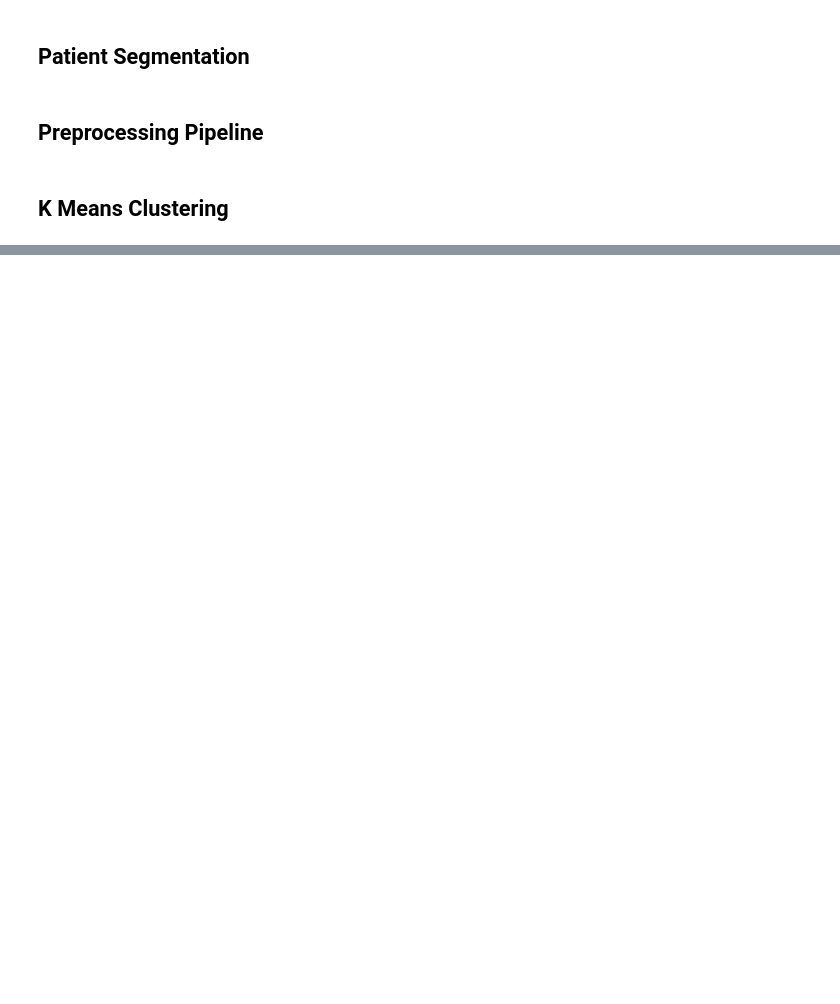
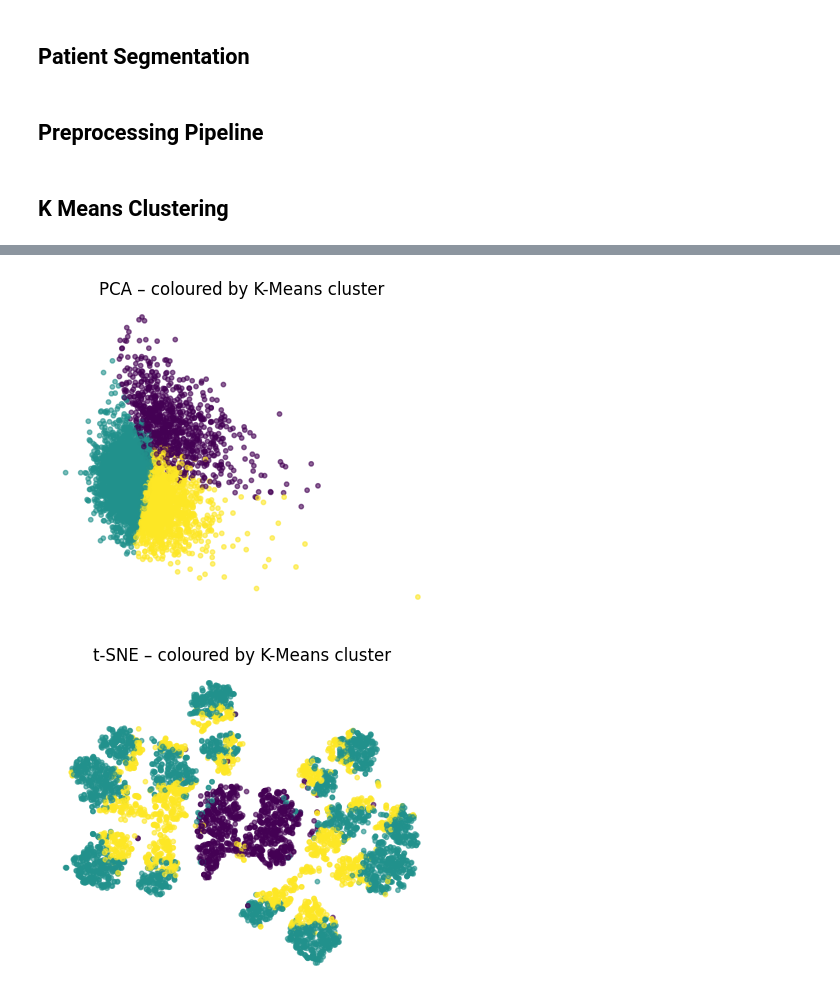
Before and after one commit to Richard-Gidi/medoptix-ai-internship, a Jupyter notebook: med_notebooks/03_patient_segmentation.ipynb, the cells around one changed output, grey strips where cells are left out. Drawn from its saved outputs; the diff is of its cells as text; code cells hidden in the pictures; blank space fills up the shorter version.

```diff
--- a/med_notebooks/03_patient_segmentation.ipynb
+++ b/med_notebooks/03_patient_segmentation.ipynb
@@ -130,7 +130,7 @@ K=11: Inertia=15563.76, Silhouette=0.1017
 # %%
 from sklearn.cluster import KMeans,DBSCAN
 from sklearn.neighbors import NearestNeighbors
-k_opt = 4
+k_opt = 3
 
 kmeans = KMeans(n_clusters=k_opt,n_init='auto',algorithm='lloyd',
                  random_state=42)
@@ -148,3 +148,22 @@ plt.figure; plt.plot(dists,'o-'); plt.title("4-NN distance-  Choose E"); plt.sho
+# %%
+# ---------------- PCA / t-SNE visual -----------------------
+from sklearn.decomposition import PCA
+from sklearn.manifold      import TSNE
+
+pca2  = PCA(n_components=2, random_state=42).fit_transform(x_reduced)
+tsne2 = TSNE(n_components=2, perplexity=40,
+             init="pca", random_state=42).fit_transform(x_reduced)
+
+def scatter_2d(mat, labels, title):
+    plt.figure(figsize=(5, 4))
+    plt.scatter(mat[:, 0], mat[:, 1], c=labels, alpha=0.6, s=10)
+    plt.title(title); plt.axis("off")
+
+scatter_2d(pca2,  clusters, "PCA – coloured by K-Means cluster")
+scatter_2d(tsne2, clusters, "t-SNE – coloured by K-Means cluster")
+# %% [output]
+[figure, added]
+[figure, added]
 # %%
 from sklearn.decomposition import PCA
 from sklearn.manifold import TSNE
```
Also changed, not shown: parts of 4 cells of this notebook, 1 other file.
